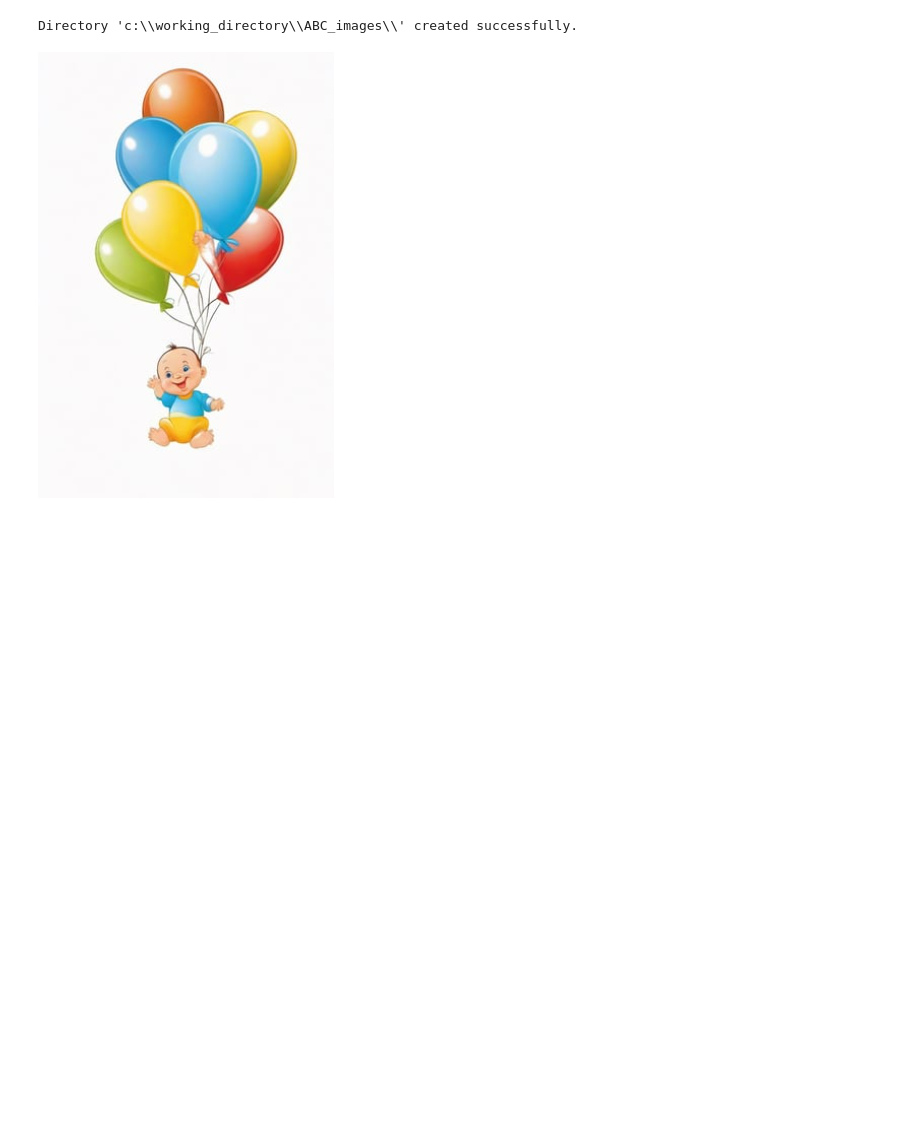
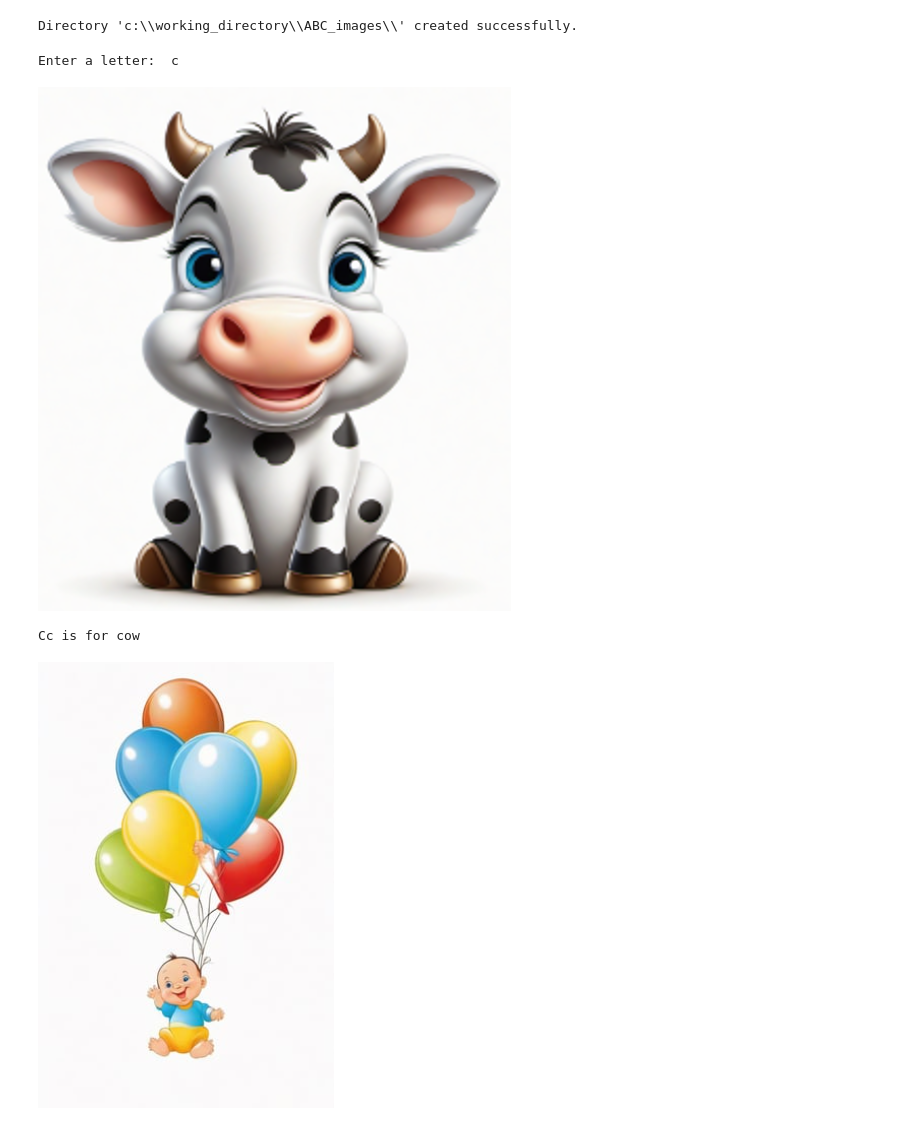
Before and after one commit to JoeEberle/kids_ABC_book, a Jupyter notebook: kids_abc_book.ipynb, the cells around one changed output. Cells and saved outputs as stored; diff of their text form; code cells hidden in the pictures; blank space fills up the shorter version.

```diff
--- a/kids_abc_book.ipynb
+++ b/kids_abc_book.ipynb
@@ -74,6 +78,47 @@ else:
     print(f"Directory '{directory_path}' already exists.")
 # %% [output]
 Directory 'c:\\working_directory\\ABC_images\\' created successfully.
+# %%
+import os
+import random
+import matplotlib.pyplot as plt
+from IPython.display import Image
+
+def childrens_generative_ABC_book():
+    # Specify the directory containing the images
+    image_directory = "c:\\working_directory\\ABC_images\\"
+
+    # Prompt the user for a letter (case-insensitive)
+    letter = input("Enter a letter: ").lower()
+
+    # Get a list of image filenames that start with the given letter
+    matching_files = [filename for filename in os.listdir(image_directory) if filename.lower().startswith(letter)]
+
+    if not matching_files:
+        print(f"No images found starting with letter '{letter}'.")
+    else:
+        # Select a random image filename
+        selected_filename = random.choice(matching_files)
+        image_path = os.path.join(image_directory, selected_filename)
+
+        # Extract the image name (without extension) for the caption
+        image_name = os.path.splitext(selected_filename)[0]
+
+        # Display the image
+        img = Image(filename=image_path)
+        display(img)
+
+        # Generate and display the caption
+        caption = f"{letter.upper()}{letter} is for {image_name}"
+        print(caption)
+
+# Example usage:
+# Run the function to prompt for a letter and display a random image with a caption
+childrens_generative_ABC_book()
+# %% [output]
+Enter a letter:  c
+[figure, added]
+Cc is for cow
 # %%
 import os
 import random
```
Also changed, not shown: parts of 1 cell of this notebook.
